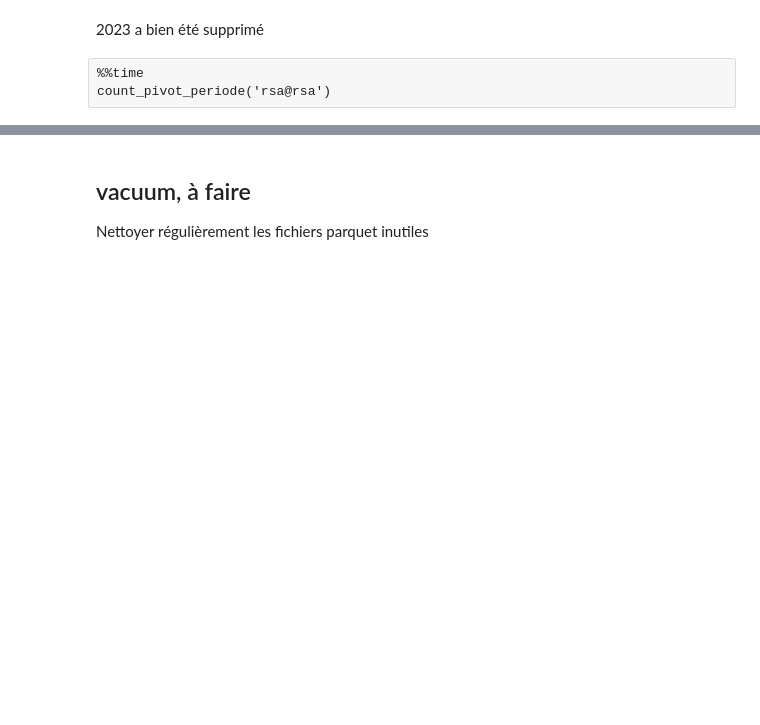
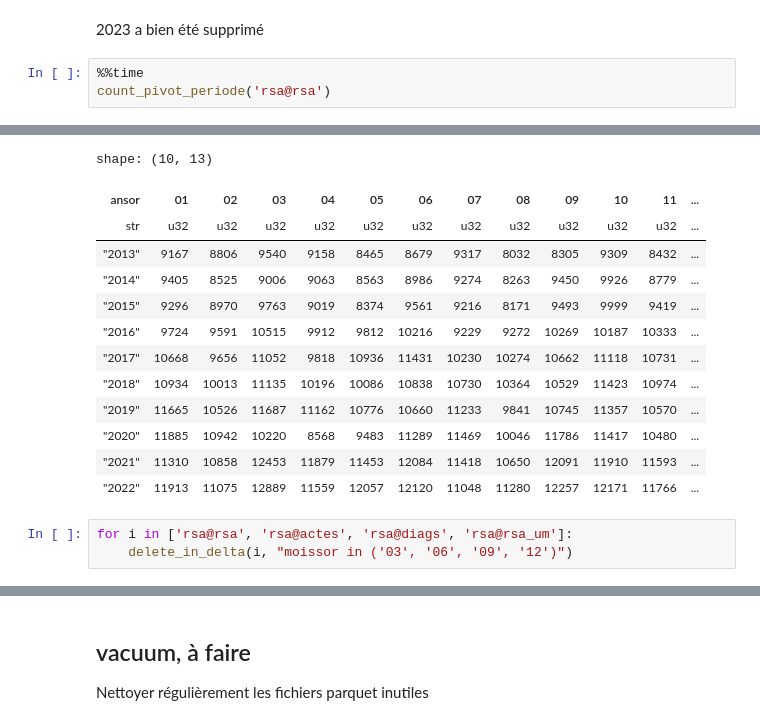
Before and after one commit to GuillaumePressiat/pmsi_rsa_for_deltalake, a Jupyter notebook: for_delta.ipynb, the cells around one changed output, grey strips where cells are left out. Drawn from its saved outputs; the diff is of its cells as text; blank space fills up the shorter version.

Commit message:
update, with DELETEs

```diff
--- a/for_delta.ipynb
+++ b/for_delta.ipynb
@@ -335,5 +379,6 @@ for i in ['rsa@rsa', 'rsa@actes', 'rsa@diags', 'rsa@rsa_um']:
 # %% [markdown]
 2023 a bien été supprimé
-# %% [raw]
-%%time
-count_pivot_periode('rsa@rsa')
+# %%
+%%time
+count_pivot_periode('rsa@rsa')
+# %% [output]
@@ -339,0 +387,16 @@ count_pivot_periode('rsa@rsa')
+shape: (10, 13)
+| ansor | 01 | 02 | 03 | 04 | 05 | 06 | 07 | 08 | 09 | 10 | 11 | ... |
+| str | u32 | u32 | u32 | u32 | u32 | u32 | u32 | u32 | u32 | u32 | u32 | ... |
+| "2013" | 9167 | 8806 | 9540 | 9158 | 8465 | 8679 | 9317 | 8032 | 8305 | 9309 | 8432 | ... |
+| "2014" | 9405 | 8525 | 9006 | 9063 | 8563 | 8986 | 9274 | 8263 | 9450 | 9926 | 8779 | ... |
+| "2015" | 9296 | 8970 | 9763 | 9019 | 8374 | 9561 | 9216 | 8171 | 9493 | 9999 | 9419 | ... |
+| "2016" | 9724 | 9591 | 10515 | 9912 | 9812 | 10216 | 9229 | 9272 | 10269 | 10187 | 10333 | ... |
+| "2017" | 10668 | 9656 | 11052 | 9818 | 10936 | 11431 | 10230 | 10274 | 10662 | 11118 | 10731 | ... |
+| "2018" | 10934 | 10013 | 11135 | 10196 | 10086 | 10838 | 10730 | 10364 | 10529 | 11423 | 10974 | ... |
+| "2019" | 11665 | 10526 | 11687 | 11162 | 10776 | 10660 | 11233 | 9841 | 10745 | 11357 | 10570 | ... |
+| "2020" | 11885 | 10942 | 10220 | 8568 | 9483 | 11289 | 11469 | 10046 | 11786 | 11417 | 10480 | ... |
+| "2021" | 11310 | 10858 | 12453 | 11879 | 11453 | 12084 | 11418 | 10650 | 12091 | 11910 | 11593 | ... |
+| "2022" | 11913 | 11075 | 12889 | 11559 | 12057 | 12120 | 11048 | 11280 | 12257 | 12171 | 11766 | ... |
+# %%
+for i in ['rsa@rsa', 'rsa@actes', 'rsa@diags', 'rsa@rsa_um']:
+    delete_in_delta(i, "moissor in ('03', '06', '09', '12')")
```
Also changed, not shown: parts of 23 cells of this notebook, 2 other files.
